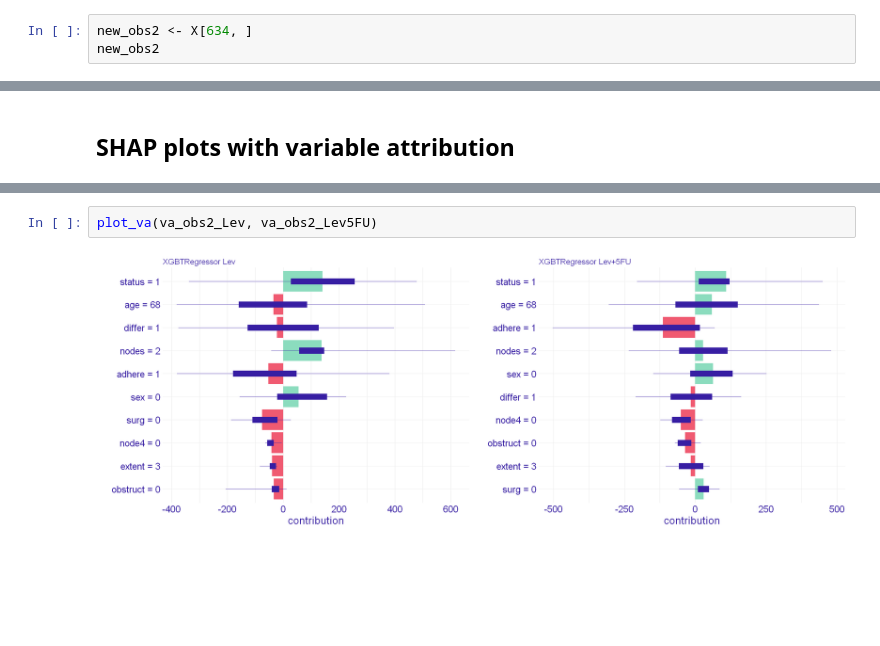
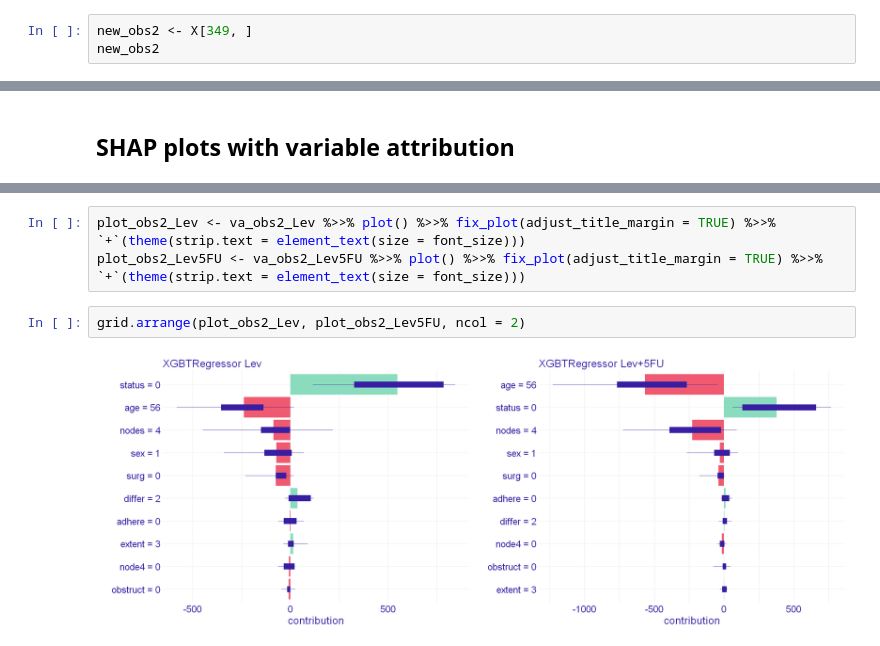
Before and after one commit to aleksandramiesiac/UpliftModelling_Iml_team4, a Jupyter notebook: explainations/SHAP_R.ipynb, the cells around one changed output, grey strips where cells are left out. Drawn from its saved outputs; the diff is of its cells as text; blank space fills up the shorter version.

```diff
--- a/explainations/SHAP_R.ipynb
+++ b/explainations/SHAP_R.ipynb
@@ -113,5 +113,5 @@ new_obs1
 # %%
-new_obs2 <- X[634, ]
+new_obs2 <- X[349, ]
 new_obs2
 # %% [output]
     sex age obstruct perfor adhere nodes status differ extent surg node4
@@ -144,4 +156,7 @@ plot_va(va_obs1_Lev, va_obs1_Lev5FU)
-# %%
-plot_va(va_obs2_Lev, va_obs2_Lev5FU)
-# %% [output]
-[figure, removed]
+# %%
+plot_obs2_Lev <- va_obs2_Lev %>>% plot() %>>% fix_plot(adjust_title_margin = TRUE) %>>% `+`(theme(strip.text = element_text(size = font_size)))
+plot_obs2_Lev5FU <- va_obs2_Lev5FU %>>% plot() %>>% fix_plot(adjust_title_margin = TRUE) %>>% `+`(theme(strip.text = element_text(size = font_size)))
+# %%
+grid.arrange(plot_obs2_Lev, plot_obs2_Lev5FU, ncol = 2)
+# %% [output]
+[figure, added]
```
Also changed, not shown: parts of 10 cells of this notebook, 4 other files.
